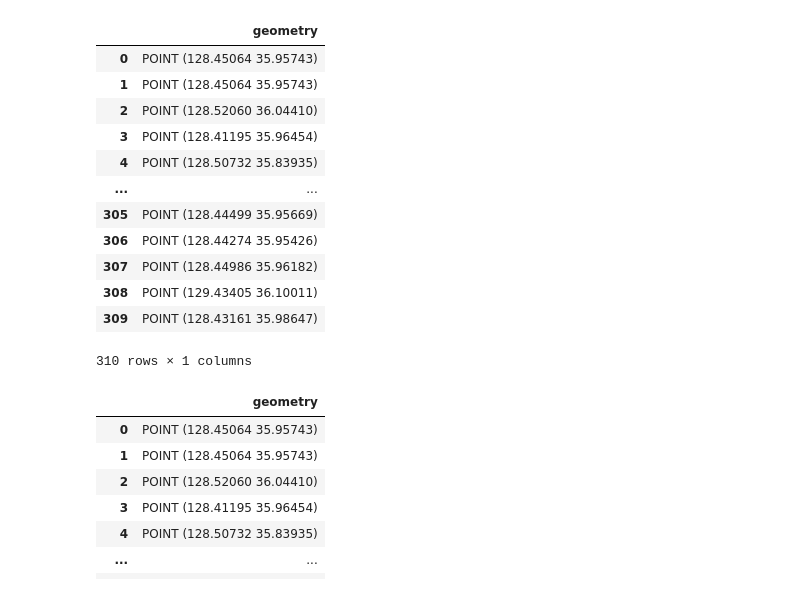
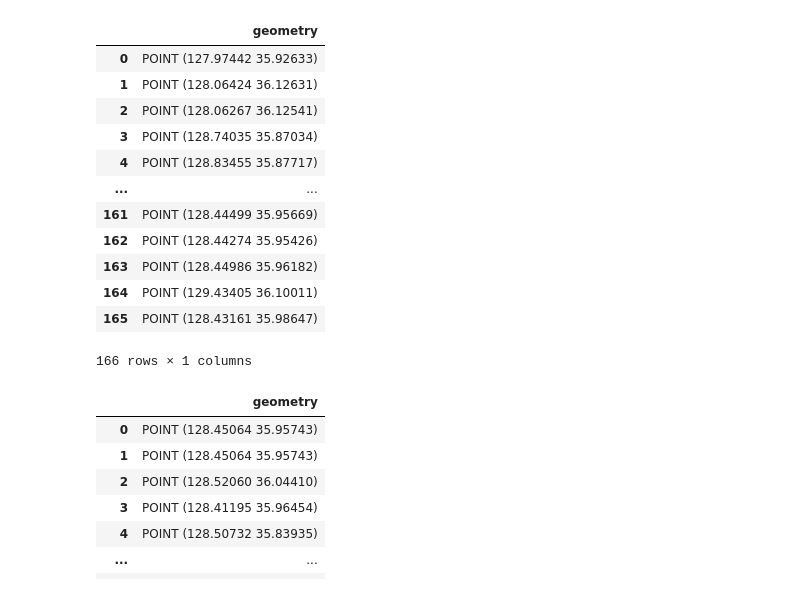
Before and after one commit to HowveYoobin/Big_Data_Design, a Jupyter notebook: Team_project/gyeong-buk_warehouse PYB.ipynb, the cells around one changed output. Saved outputs shown, nothing was run; the diff lists cells and outputs as text; code cells hidden in the pictures.

```diff
--- a/Team_project/gyeong-buk_warehouse PYB.ipynb
+++ b/Team_project/gyeong-buk_warehouse PYB.ipynb
@@ -11,5 +15,4 @@ import pandas as pd
 # %%
-df = pd.read_excel('물류창고정보_위치기반_231124.xls')
 df = df.drop(['Unnamed: 5','Unnamed: 7'], axis=1)
 col_name = list(df.iloc[1,:])
 col_name[0:3] = df.columns[0:3]
@@ -32,0 +50,9 @@ from tqdm import tqdm_notebook
+# %%
+# 중복되는 칼럼명 변경
+gb_df.columns = ['상호명', '성명', '소재지', '일반창고', '냉동냉장1', '항만창고', '보세창고', '보관저장업', '냉동냉장2',
+       '축산물보관', '냉동냉장3']
+# %%
+# 냉동, 냉장 창고만 필터링
+gb_df.iloc[:,3:] = gb_df.iloc[:,3:].astype(float)
+gb_df = gb_df[(gb_df["냉동냉장1"] != 0) | (gb_df["냉동냉장2"] != 0) | (gb_df["냉동냉장3"] != 0) | (gb_df["축산물보관"] != 0)]
+gb_df
@@ -54,4 +74,0 @@ gb_df
-# %%
-sum = gb_df.iloc[:,3:].sum(axis=1)
-gb_df['창고규모 합(m²)'] = sum
-gb_df
@@ -167,27 +180,21 @@ gb_df
 # %%
-import geopandas as gpd
-import matplotlib.pyplot as plt
-from shapely.geometry import Polygon
-from shapely.geometry import Point
-
 points_geometry_warehouse = gpd.GeoDataFrame(geometry=[Point(xy) for xy in zip(gb_df['경도'], gb_df['위도'])], crs="EPSG:4326")
-# points_geometry_warehouse.to_file("warehouse_coord.geojson", driver='GeoJSON')
-# points_geometry_warehouse.to_csv("warehouse_coord.csv", index = False)
+points_geometry_warehouse.to_file("GBDG_refrigerated_warehouse.geojson", driver='GeoJSON')
 points_geometry_warehouse
 # %% [output]
 |  | geometry |
-| 0 | POINT (128.45064 35.95743) |
-| 1 | POINT (128.45064 35.95743) |
-| 2 | POINT (128.52060 36.04410) |
-| 3 | POINT (128.41195 35.96454) |
-| 4 | POINT (128.50732 35.83935) |
+| 0 | POINT (127.97442 35.92633) |
+| 1 | POINT (128.06424 36.12631) |
+| 2 | POINT (128.06267 36.12541) |
+| 3 | POINT (128.74035 35.87034) |
+| 4 | POINT (128.83455 35.87717) |
 | ... | ... |
-| 305 | POINT (128.44499 35.95669) |
-| 306 | POINT (128.44274 35.95426) |
-| 307 | POINT (128.44986 35.96182) |
-| 308 | POINT (129.43405 36.10011) |
-| 309 | POINT (128.43161 35.98647) |
+| 161 | POINT (128.44499 35.95669) |
+| 162 | POINT (128.44274 35.95426) |
+| 163 | POINT (128.44986 35.96182) |
+| 164 | POINT (129.43405 36.10011) |
+| 165 | POINT (128.43161 35.98647) |
-310 rows × 1 columns
+166 rows × 1 columns
 # %%
 from shapely import wkt
 points_df = pd.read_csv("warehouse_coord.csv")
```
Also changed, not shown: parts of 13 cells of this notebook, 14 other files.
